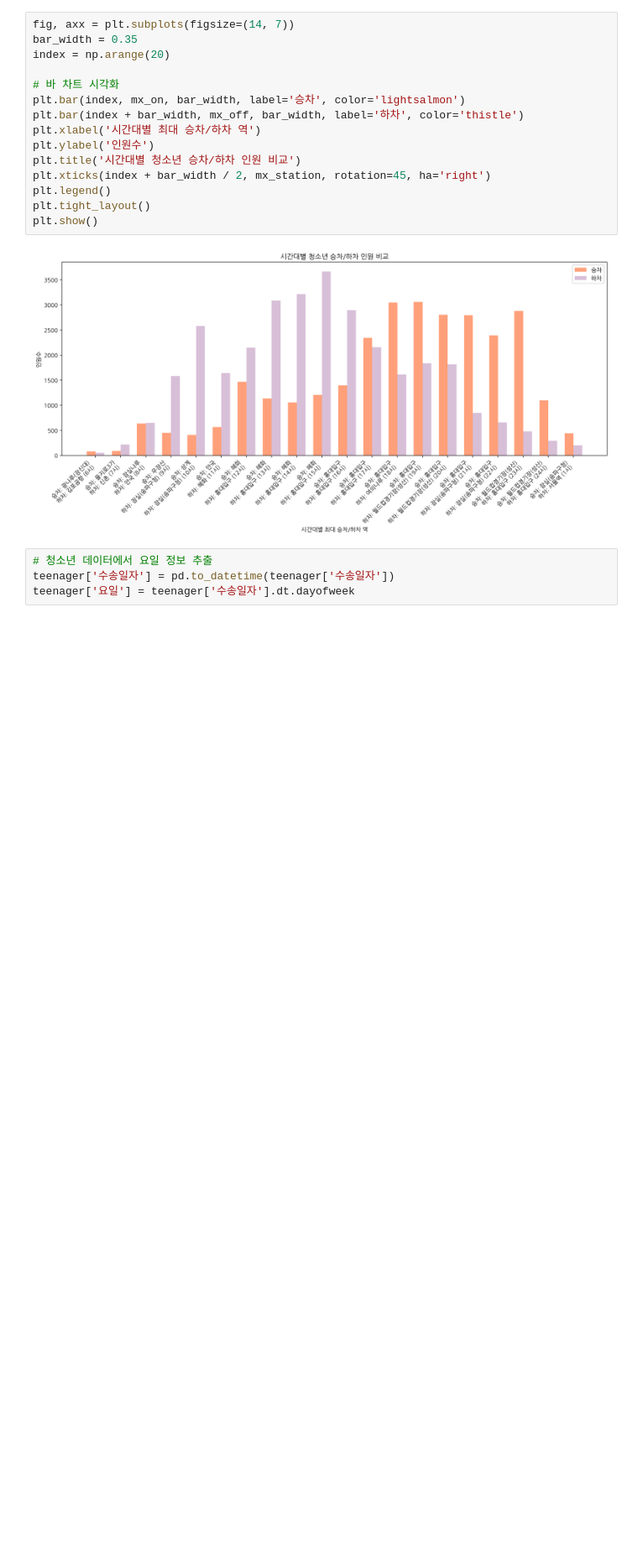
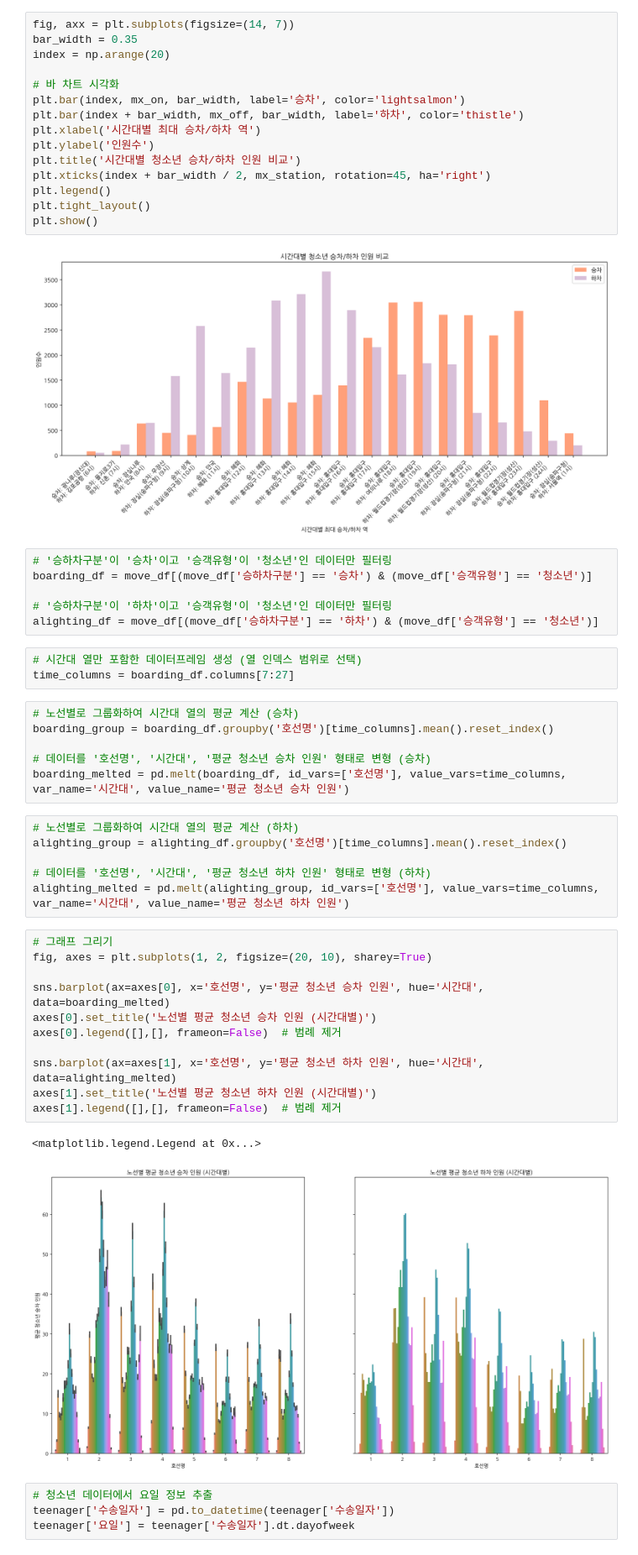
Before and after one commit to thdnjs0730/2024-1-my-BDA, a Jupyter notebook: 데이터분석과제_03조_20231596_최소원_20231596_최소원.ipynb, the cells around one changed output. Shown at 84% size. Drawn from its saved outputs; the diff is of its cells as text; blank space fills up the shorter version.

```diff
--- a/데이터분석과제_03조_20231596_최소원_20231596_최소원.ipynb
+++ b/데이터분석과제_03조_20231596_최소원_20231596_최소원.ipynb
@@ -260,6 +293,41 @@ plt.tight_layout()
 plt.show()
 # %% [output]
 [figure]
+# %%
+# '승하차구분'이 '승차'이고 '승객유형'이 '청소년'인 데이터만 필터링
+boarding_df = move_df[(move_df['승하차구분'] == '승차') & (move_df['승객유형'] == '청소년')]
+
+# '승하차구분'이 '하차'이고 '승객유형'이 '청소년'인 데이터만 필터링
+alighting_df = move_df[(move_df['승하차구분'] == '하차') & (move_df['승객유형'] == '청소년')]
+# %%
+# 시간대 열만 포함한 데이터프레임 생성 (열 인덱스 범위로 선택)
+time_columns = boarding_df.columns[7:27]
+# %%
+# 노선별로 그룹화하여 시간대 열의 평균 계산 (승차)
+boarding_group = boarding_df.groupby('호선명')[time_columns].mean().reset_index()
+
+# 데이터를 '호선명', '시간대', '평균 청소년 승차 인원' 형태로 변형 (승차)
+boarding_melted = pd.melt(boarding_df, id_vars=['호선명'], value_vars=time_columns, var_name='시간대', value_name='평균 청소년 승차 인원')
+# %%
+# 노선별로 그룹화하여 시간대 열의 평균 계산 (하차)
+alighting_group = alighting_df.groupby('호선명')[time_columns].mean().reset_index()
+
+# 데이터를 '호선명', '시간대', '평균 청소년 하차 인원' 형태로 변형 (하차)
+alighting_melted = pd.melt(alighting_group, id_vars=['호선명'], value_vars=time_columns, var_name='시간대', value_name='평균 청소년 하차 인원')
+# %%
+# 그래프 그리기
+fig, axes = plt.subplots(1, 2, figsize=(20, 10), sharey=True)
+
+sns.barplot(ax=axes[0], x='호선명', y='평균 청소년 승차 인원', hue='시간대', data=boarding_melted)
+axes[0].set_title('노선별 평균 청소년 승차 인원 (시간대별)')
+axes[0].legend([],[], frameon=False)  # 범례 제거
+
+sns.barplot(ax=axes[1], x='호선명', y='평균 청소년 하차 인원', hue='시간대', data=alighting_melted)
+axes[1].set_title('노선별 평균 청소년 하차 인원 (시간대별)')
+axes[1].legend([],[], frameon=False)  # 범례 제거
+# %% [output]
+<matplotlib.legend.Legend at 0x...>
+[figure, added]
 # %%
 # 청소년 데이터에서 요일 정보 추출
 teenager['수송일자'] = pd.to_datetime(teenager['수송일자'])
```
Also changed, not shown: parts of 5 cells of this notebook.
